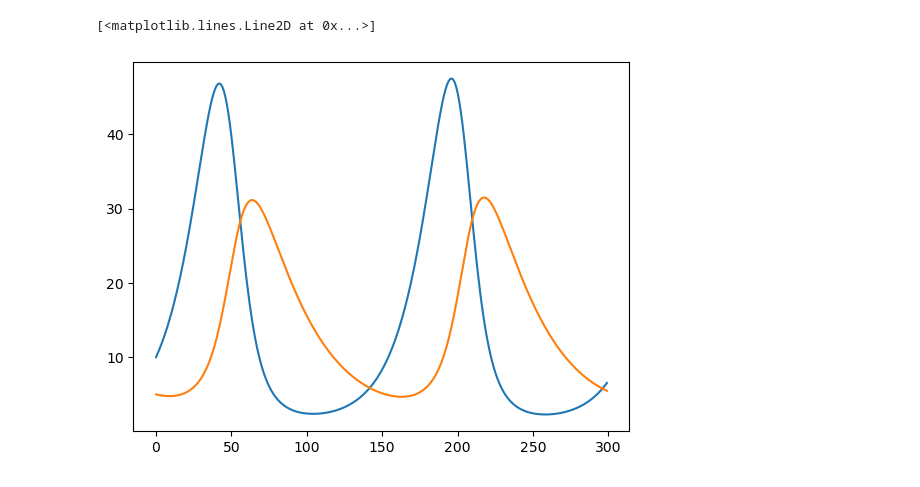
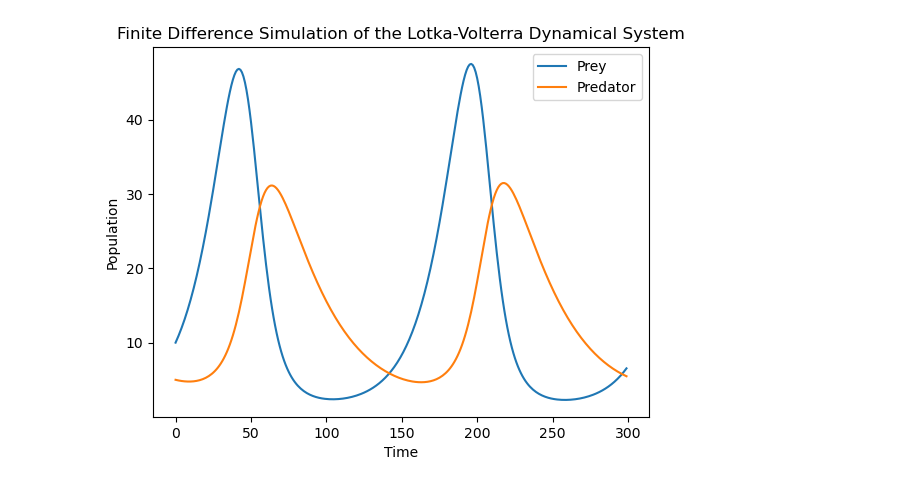
Before and after one commit to elena-grecu/SSA, a Jupyter notebook: lotkaVolterra.ipynb, the cells around one changed output. Saved outputs shown, nothing was run; the diff lists cells and outputs as text; code cells hidden in the pictures.

```diff
--- a/lotkaVolterra.ipynb
+++ b/lotkaVolterra.ipynb
@@ -28,8 +52,10 @@ for i in range(3000):
 # %%
 plt.plot(tL,xL,label='Prey')
 plt.plot(tL,yL,label='Predator')
 plt.legend()
-plt.title('Lotka-Volterra Dynamical System')
+plt.title('Finite Difference Simulation of the Lotka-Volterra Dynamical System')
+plt.xlabel('Time')
+plt.ylabel('Population')
+plt.savefig('Lotka-Volterra.png')
 # %% [output]
-[<matplotlib.lines.Line2D at 0x...>]
-[figure, old version]
+[figure, new version]
```
Also changed, not shown: parts of 7 cells of this notebook, 2 other files.
